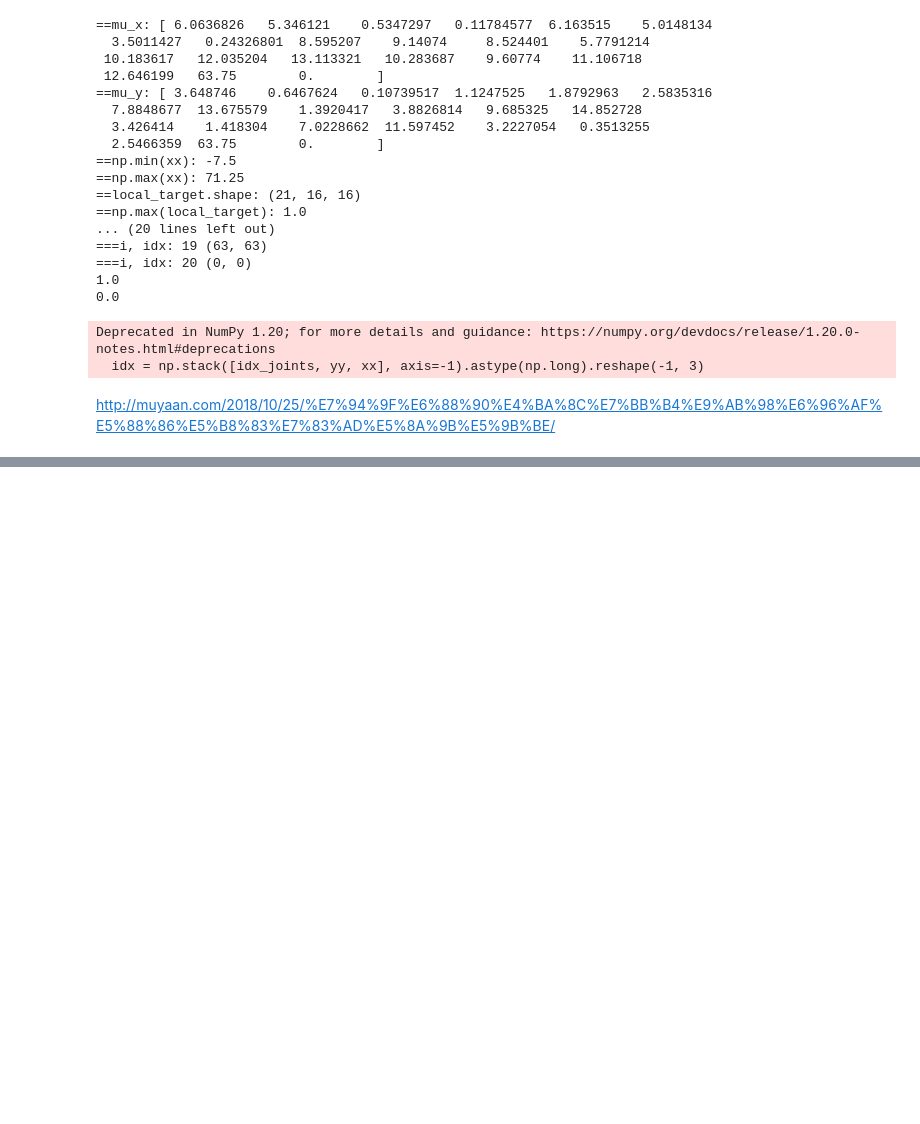
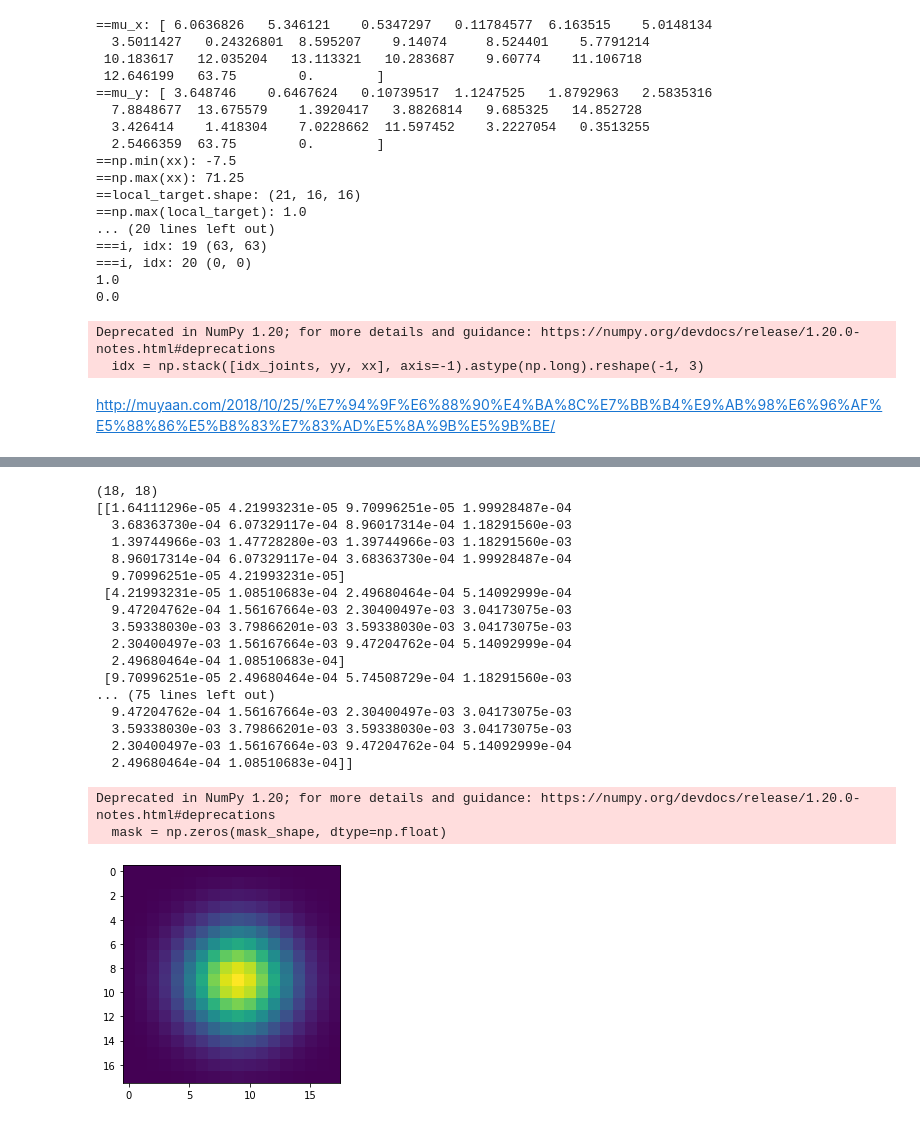
Before and after one commit to bxdai/my-python, a Jupyter notebook: test-heatmap.ipynb, the cells around one changed output, grey strips where cells are left out. Drawn from its saved outputs; the diff is of its cells as text; code cells hidden in the pictures; blank space fills up the shorter version.

```diff
--- a/test-heatmap.ipynb
+++ b/test-heatmap.ipynb
@@ -176,0 +244,38 @@ plt.show()
+# %%
+sigma = 3
+nsigma = 3
+radius = 9
+center = (9,9)
+mask_shape = (tuple([2*radius for i in range(dim)]))
+mask = np.zeros(mask_shape, dtype=np.float)
+sig2 = sigma**2
+coef = sigma*np.sqrt(2*np.pi)
+for p in product(*[range(i) for i in mask_shape]):
+    d2 = sum((i-j)**2 for i, j in zip(center, p))
+    mask[p] = np.exp(-d2/sig2/2)/coef
+    #mask = (mask-mask.min())/(mask.max()-mask.min()) # necessary?, yes, the output heatmap is processed with sigmoid
+print(mask_shape)
+print(mask)
+plt.imshow(mask)
+plt.show()
+# %% [output]
+(18, 18)
+[[1.64111296e-05 4.21993231e-05 9.70996251e-05 1.99928487e-04
+  3.68363730e-04 6.07329117e-04 8.96017314e-04 1.18291560e-03
+  1.39744966e-03 1.47728280e-03 1.39744966e-03 1.18291560e-03
+  8.96017314e-04 6.07329117e-04 3.68363730e-04 1.99928487e-04
+  9.70996251e-05 4.21993231e-05]
+ [4.21993231e-05 1.08510683e-04 2.49680464e-04 5.14092999e-04
+  9.47204762e-04 1.56167664e-03 2.30400497e-03 3.04173075e-03
+  3.59338030e-03 3.79866201e-03 3.59338030e-03 3.04173075e-03
+  2.30400497e-03 1.56167664e-03 9.47204762e-04 5.14092999e-04
+  2.49680464e-04 1.08510683e-04]
+ [9.70996251e-05 2.49680464e-04 5.74508729e-04 1.18291560e-03
+... (75 lines left out)
+  9.47204762e-04 1.56167664e-03 2.30400497e-03 3.04173075e-03
+  3.59338030e-03 3.79866201e-03 3.59338030e-03 3.04173075e-03
+  2.30400497e-03 1.56167664e-03 9.47204762e-04 5.14092999e-04
+  2.49680464e-04 1.08510683e-04]]
+Deprecated in NumPy 1.20; for more details and guidance: https://numpy.org/devdocs/release/1.20.0-notes.html#deprecations
+  mask = np.zeros(mask_shape, dtype=np.float)
+[figure, added]
```
Also changed, not shown: parts of 5 cells of this notebook.
